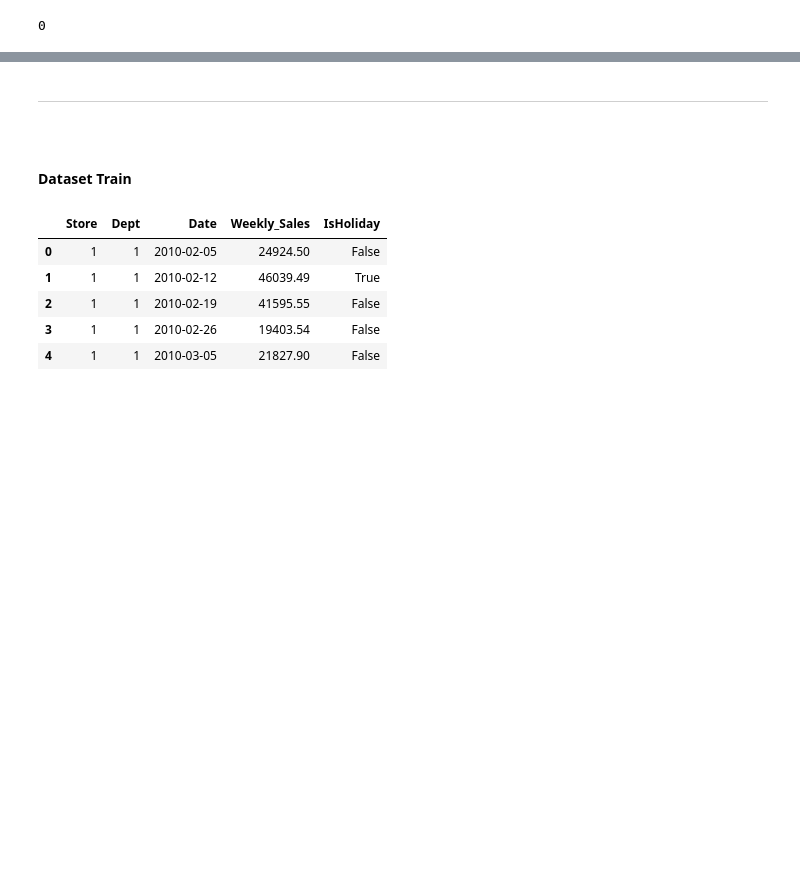
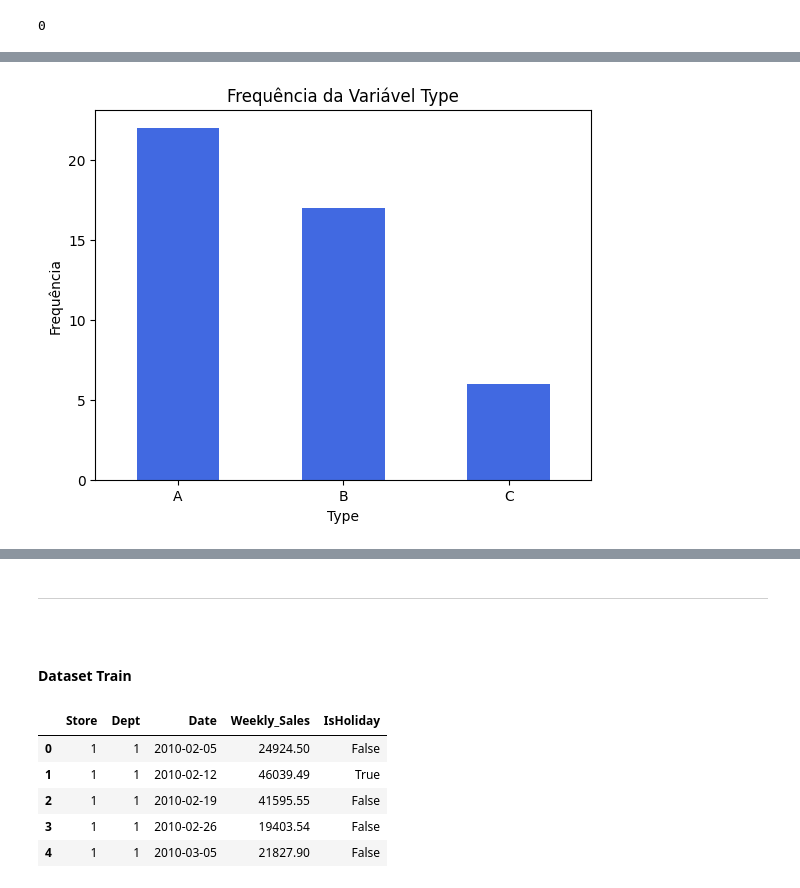
Before and after one commit to andrerizzo/Sales_Prediction, a Jupyter notebook: Previsao_de_Vendas_Parte_1_Analise_Exploratoria_de_Dados.ipynb, the cells around one changed output, grey strips where cells are left out. Cells and saved outputs as stored; diff of their text form; code cells hidden in the pictures; blank space fills up the shorter version.

```diff
--- a/Previsao_de_Vendas_Parte_1_Analise_Exploratoria_de_Dados.ipynb
+++ b/Previsao_de_Vendas_Parte_1_Analise_Exploratoria_de_Dados.ipynb
@@ -555,0 +679,10 @@ stores.duplicated().sum()
+# %%
+freq_type = var_categorica.value_counts()
+freq_type.plot(kind='bar', color='royalblue')
+plt.title('Frequência da Variável Type')
+plt.xlabel('Type')
+plt.ylabel('Frequência')
+plt.xticks(rotation=0)
+plt.show()
+# %% [output]
+[figure, added]
```
Also changed, not shown: parts of 71 cells of this notebook.
